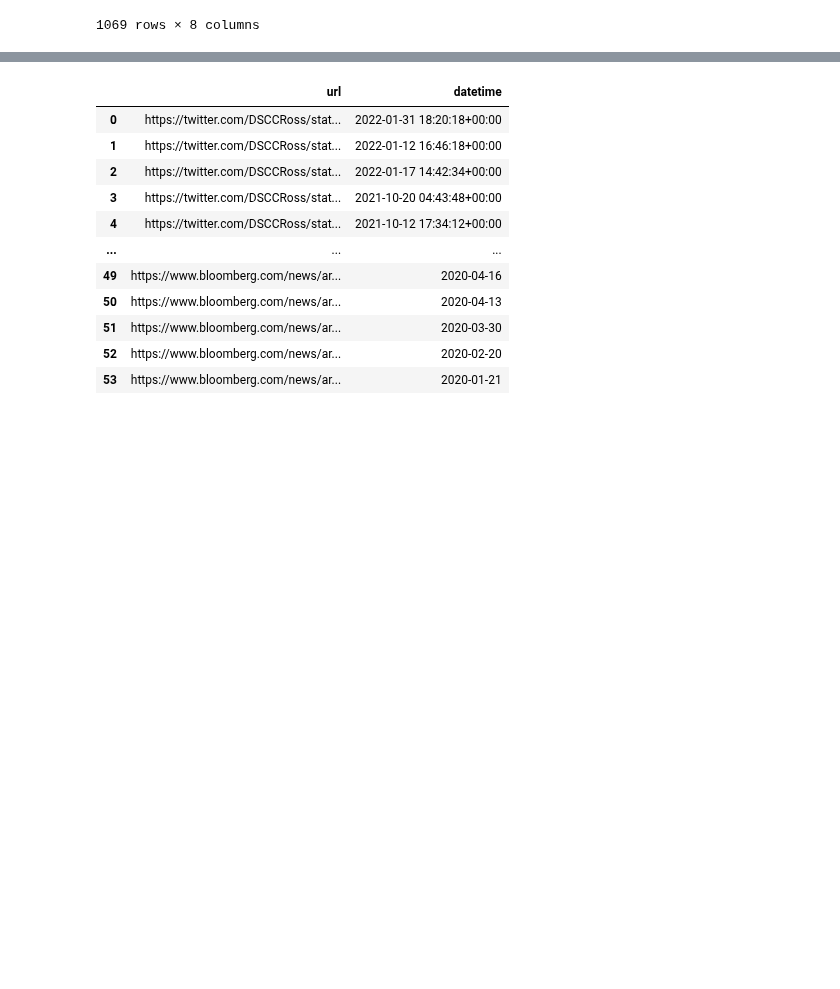
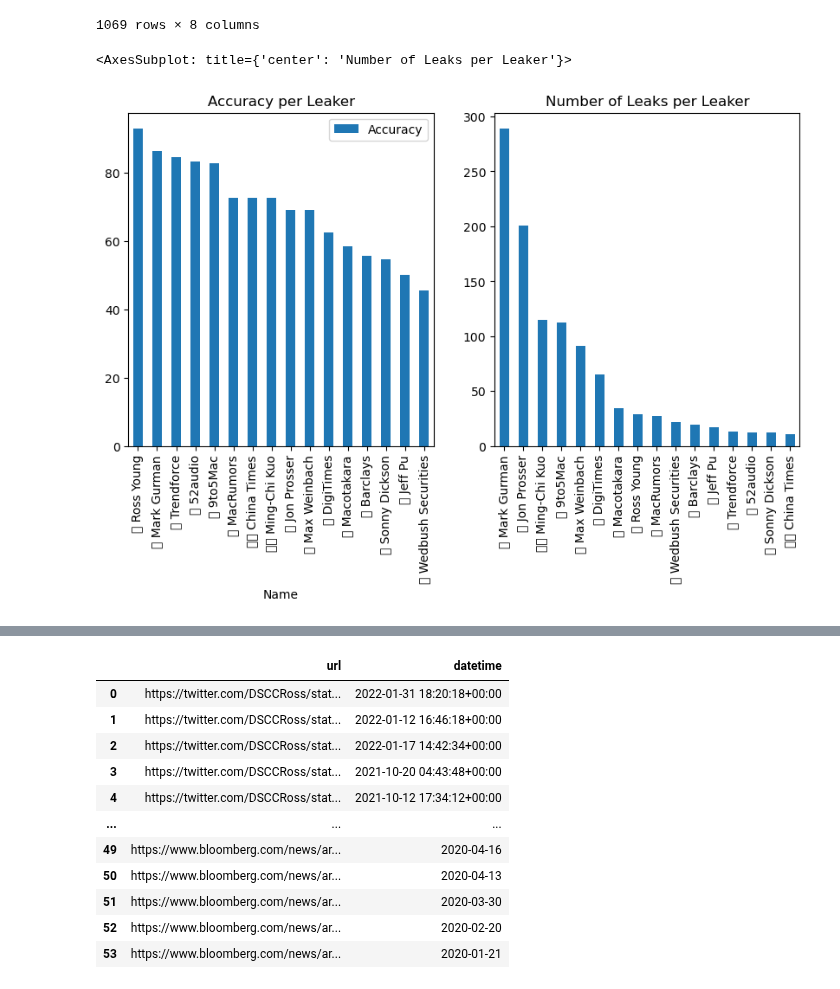
Before and after one commit to lkno0705/IndustrialApplicationsofAI, a Jupyter notebook: tertiary-sector/practical/Apple_leaks.ipynb, the cells around one changed output, grey strips where cells are left out. Cells and saved outputs as stored; diff of their text form; code cells hidden in the pictures; blank space fills up the shorter version.

```diff
--- a/tertiary-sector/practical/Apple_leaks.ipynb
+++ b/tertiary-sector/practical/Apple_leaks.ipynb
@@ -53,6 +53,16 @@ leaks_df
 | 1075 | 🌳 Wedbush Securities | 45.4% | https://appletrack.com/wedbush/ | Based out of Los Angeles, Wedbush... | https://secure.gravatar.com/avata... | ⛔️ | 2020 iPhones will ship in “early ... | https://9to5mac.com/2020/06/16/ap... |
 | 1076 | 🌳 Wedbush Securities | 45.4% | https://appletrack.com/wedbush/ | Based out of Los Angeles, Wedbush... | https://secure.gravatar.com/avata... | ✅ | Only 2020 US iPhones will support... | https://wedbush.bluematrix.com/se... |
 1069 rows × 8 columns
+# %%
+
+fig, ax = plt.subplots(1,2, figsize=(10,5))
+
+leaks_df['Accuracy'] = leaks_df.Accuracy.str.rstrip('%').astype(float)
+leaks_df[['Accuracy', 'Name']].drop_duplicates().plot(x='Name', y='Accuracy', kind='bar', title='Accuracy per Leaker', ax=ax[0])
+leaks_df.Name.value_counts().plot.bar(title='Number of Leaks per Leaker', ax=ax[1])
+# %% [output]
+<AxesSubplot: title={'center': 'Number of Leaks per Leaker'}>
+[figure, added]
 # %%
 import re
 leaks_df["domain"] = leaks_df["Leak Link"].apply(lambda x: re.search(r'(?:https?://|^)([^/]+)', str(x)).group(0).replace("https://", "").replace("www.", "").replace("http://", ""))
```
Also changed, not shown: parts of 26 cells of this notebook.
